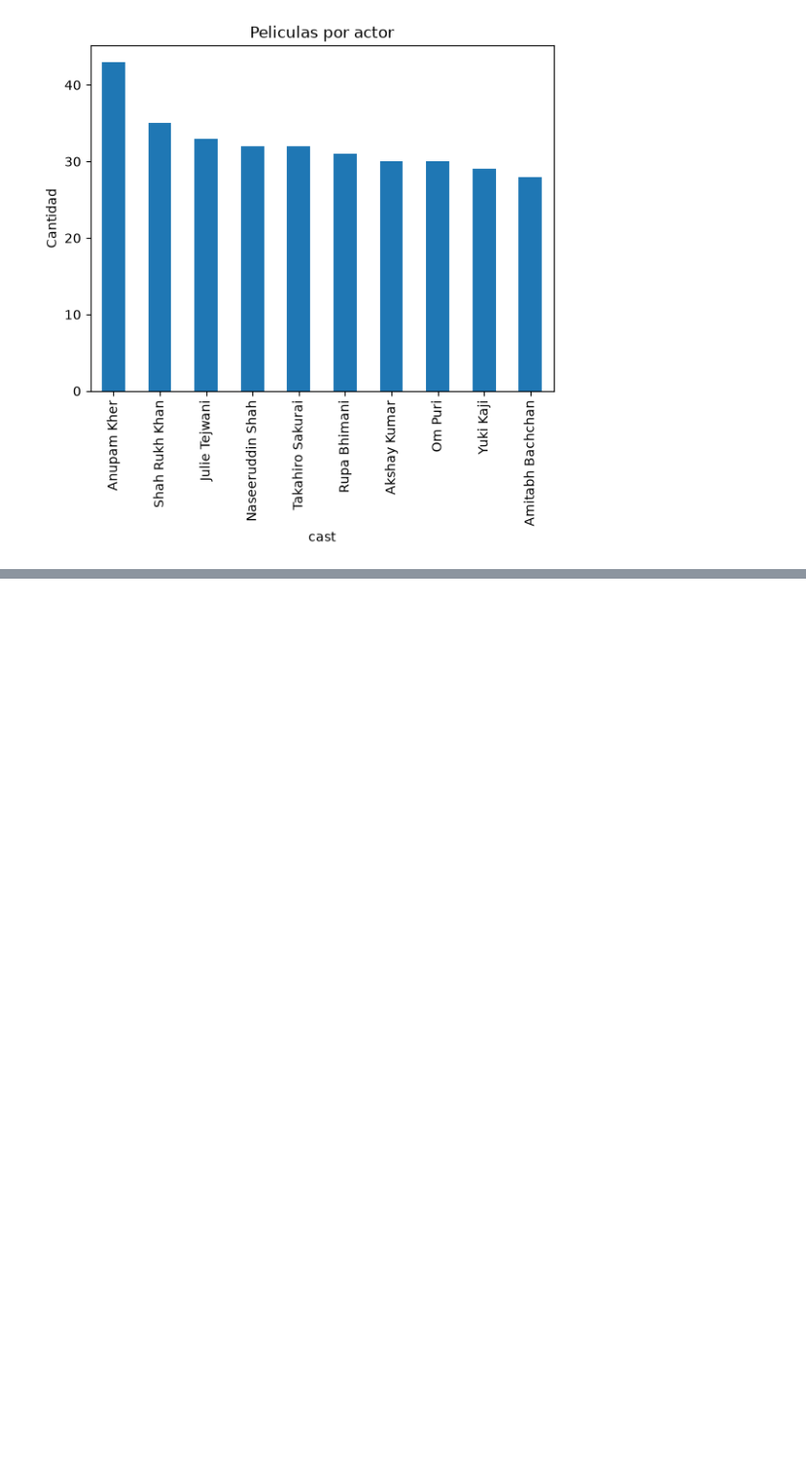
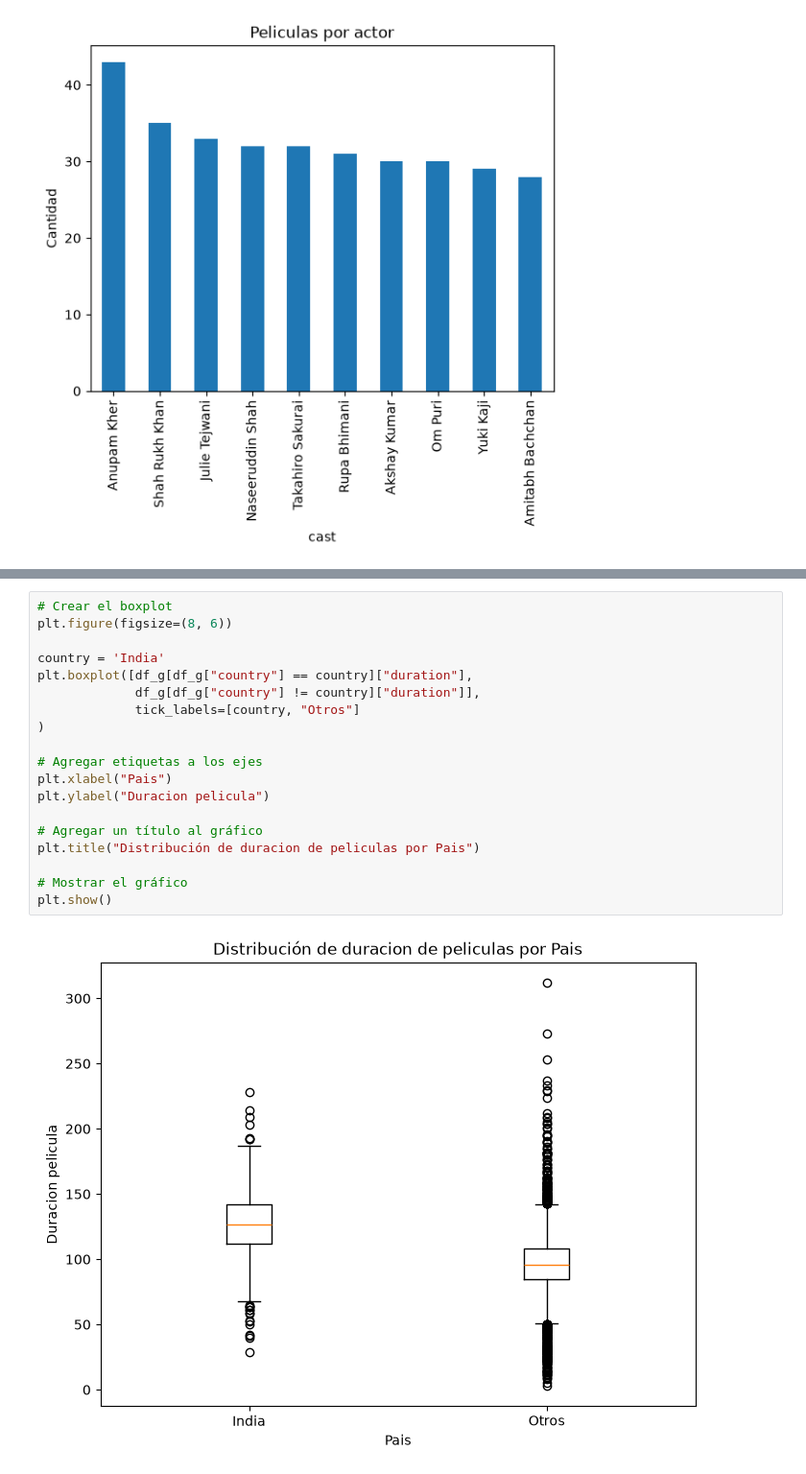
Before and after one commit to tomasrezola-dev/Ciencia-de-datos, a Jupyter notebook: tp5/ej2/ej2.ipynb, the cells around one changed output, grey strips where cells are left out. Shown at 96% size. Saved outputs shown, nothing was run; the diff lists cells and outputs as text; blank space fills up the shorter version.

```diff
--- a/tp5/ej2/ej2.ipynb
+++ b/tp5/ej2/ej2.ipynb
@@ -214,0 +268,21 @@ frecuencias_actores.plot(kind='bar')
+# %%
+# Crear el boxplot
+plt.figure(figsize=(8, 6))
+
+country = 'India'
+plt.boxplot([df_g[df_g["country"] == country]["duration"],
+             df_g[df_g["country"] != country]["duration"]],
+             tick_labels=[country, "Otros"]
+)
+
+# Agregar etiquetas a los ejes
+plt.xlabel("Pais")
+plt.ylabel("Duracion pelicula")
+
+# Agregar un título al gráfico
+plt.title("Distribución de duracion de peliculas por Pais")
+
+# Mostrar el gráfico
+plt.show()
+# %% [output]
+[figure, added]
```
Also changed, not shown: parts of 3 cells of this notebook.
